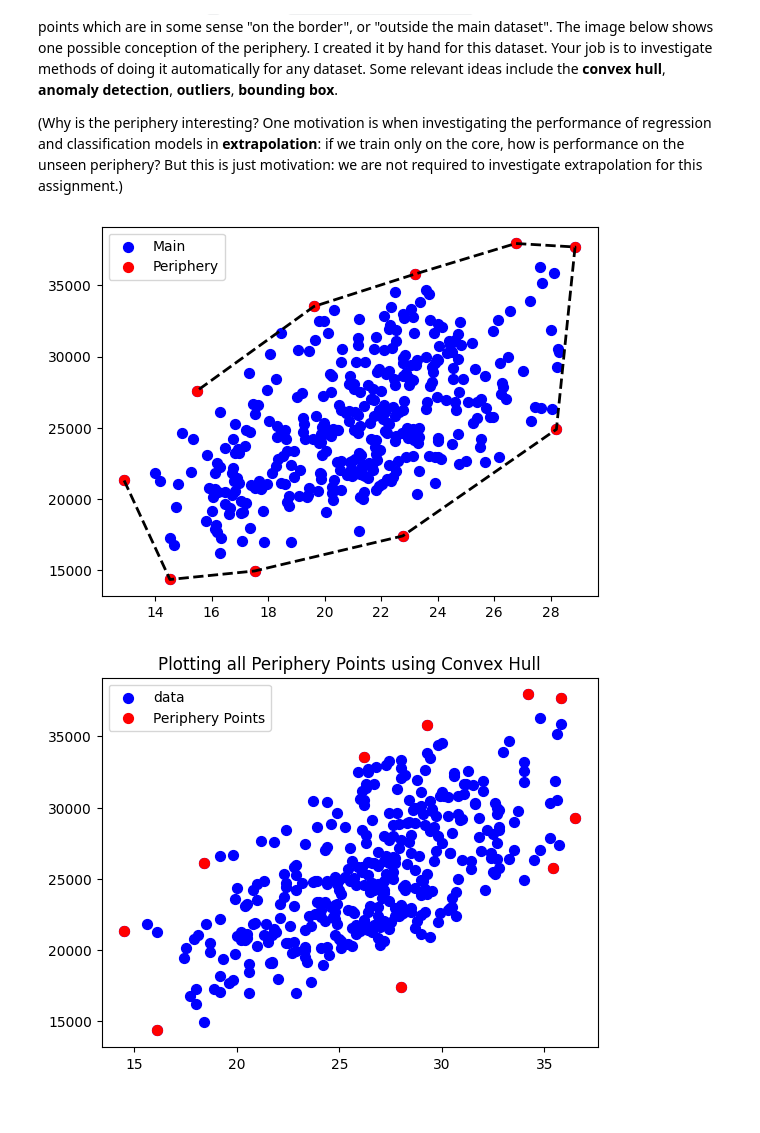
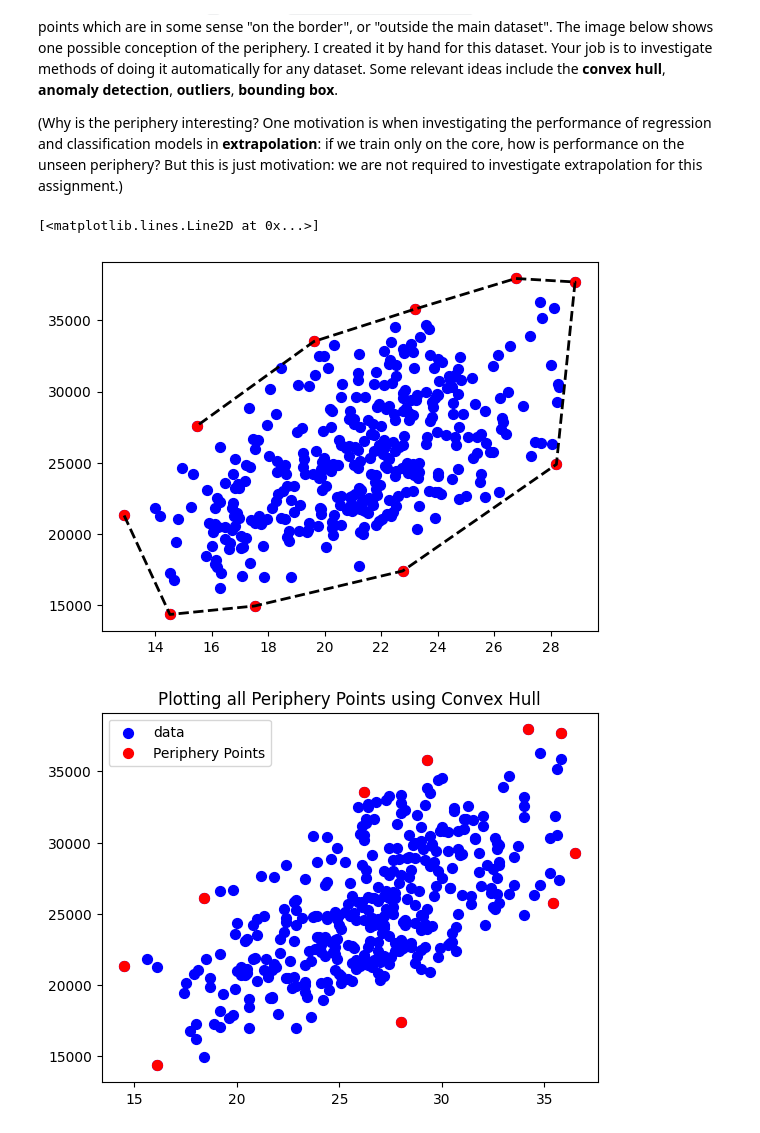
Before and after one commit to RafaelNovais/MasterAI, a Jupyter notebook: Assignment_2_Periphery.ipynb, the cells around one changed output. Cells and saved outputs as stored; diff of their text form; code cells hidden in the pictures.

```diff
--- a/Assignment_2_Periphery.ipynb
+++ b/Assignment_2_Periphery.ipynb
@@ -90,16 +90,16 @@ data = pd.read_csv('/content/drive/MyDrive/Master/Courses/pandas-completo/Data S
 # %%
 #ConvexHull
 ax = data[['temp_mean', 'consumption']].values
-
 hull = ConvexHull(ax) # Convex Hull is a function where the next convex angle is found. This video helped me understand the function   https://www.youtube.com/watch?v=VtAubZEOmpA
 periphery_indices = hull.vertices #Set the index os all periphery in a variable
 periphery_points = ax[periphery_indices] #Set the all periphery points in the graphic in a variable
-plt.scatter(ax[:, 0], ax[:, 1], s=50, c='b', label='Main') #Plot the all the points in the graphic
-plt.scatter(periphery_points[:, 0], periphery_points[:, 1], s=50, c='r', label='Periphery') # Paint the periphery in red
-plt.plot(ax[periphery_indices, 0], ax[periphery_indices, 1], 'k--', lw=2) #Conect all the periphery point with line
-plt.show()# Display the graphic
+graphic = plt.scatter(ax[:, 0], ax[:, 1], s=50, c='b', label='Main') #Plot the all the points in the graphic
+graphic =  plt.scatter(periphery_points[:, 0], periphery_points[:, 1], s=50, c='r', label='Periphery') # Paint the periphery in red and save in graphic
+graphic = plt.plot(ax[periphery_indices, 0], ax[periphery_indices, 1], 'k--', lw=2) #Conect all the periphery point with line and save in graphic
+graphic # Display the graphic
 # %% [output]
+[<matplotlib.lines.Line2D at 0x...>]
-[figure, old version]
+[figure, new version]
 # %%
 #Convex Hull Using ChatGPT
 #To plot all the data points on the periphery, you can use the Convex Hull method, which will include all the points that form the convex hull,
```
Also changed, not shown: parts of 1 cell of this notebook.
